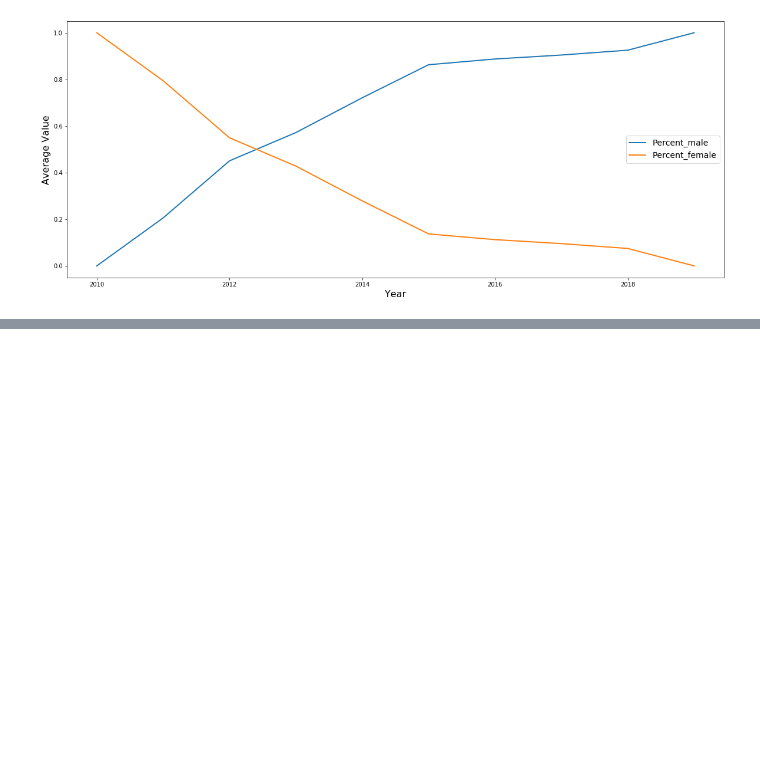
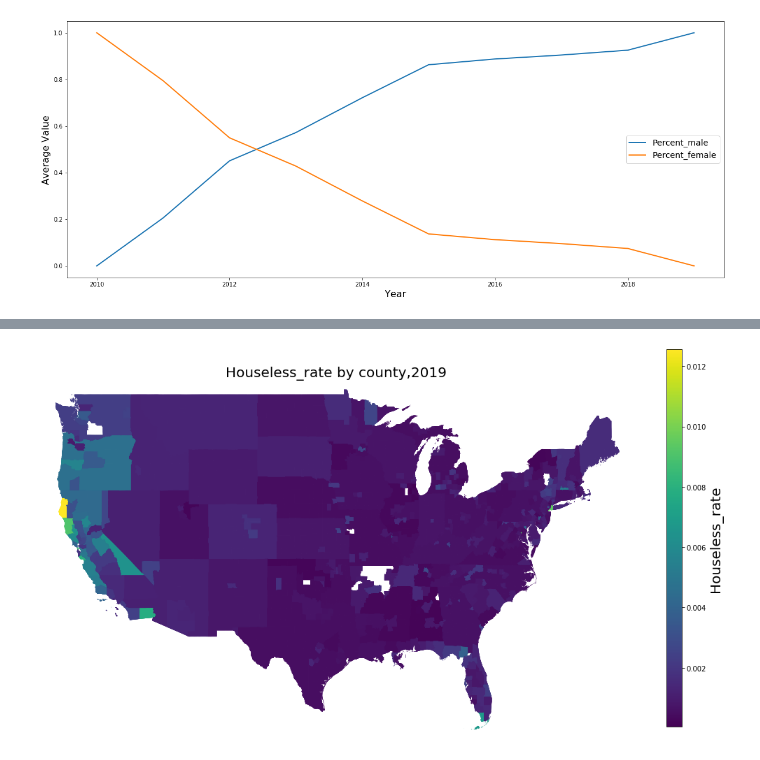
Before and after one commit to khyateed/projecting-food-insecurity, a Jupyter notebook: notebooks/EDA.ipynb, the cells around one changed output, grey strips where cells are left out. Cells and saved outputs as stored; diff of their text form; code cells hidden in the pictures; blank space fills up the shorter version.

```diff
--- a/notebooks/EDA.ipynb
+++ b/notebooks/EDA.ipynb
@@ -179,0 +136,4 @@ sns.lineplot(y=h['Houseless_rate'], x=h['Year']);
+# %%
+choropleth(df, 'Houseless_rate', '2019', 'viridis')
+# %% [output]
+[figure, added]
```
Also changed, not shown: parts of 17 cells of this notebook.
